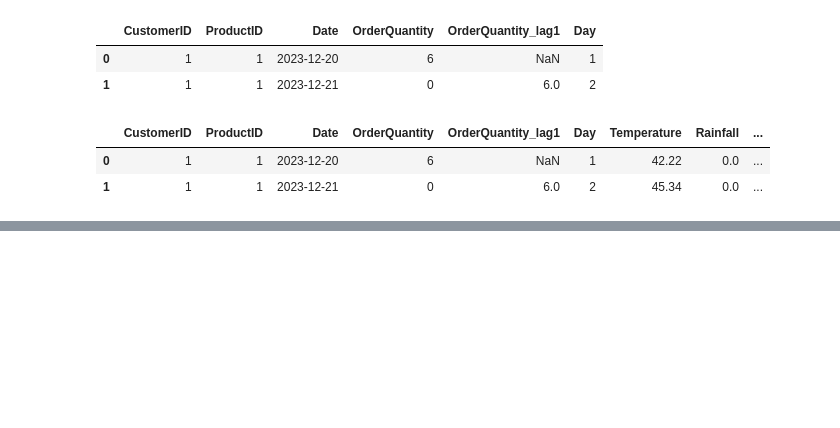
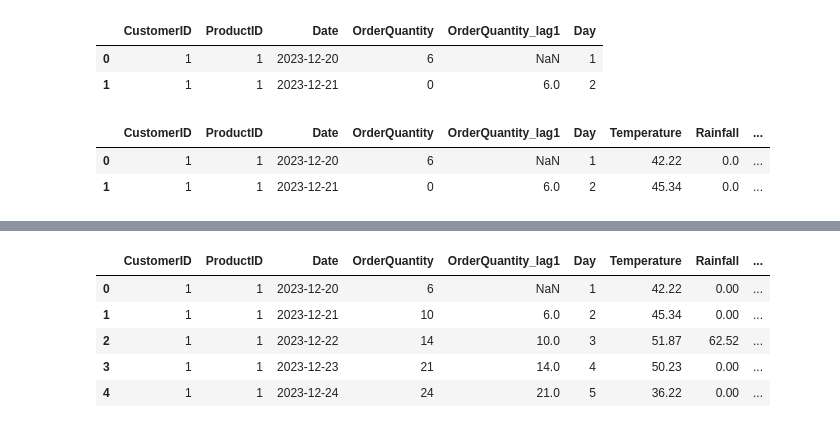
Before and after one commit to ichscheine/SmartStock, a Jupyter notebook: stage1.ipynb, the cells around one changed output, grey strips where cells are left out. Cells and saved outputs as stored; diff of their text form; code cells hidden in the pictures; blank space fills up the shorter version.

```diff
--- a/stage1.ipynb
+++ b/stage1.ipynb
@@ -160,27 +160,34 @@ coefficients
 # %%
 def gen_next_product_quantity(df, n_days, prod, coefficients):
     for day in range(2, n_days+1):
         rows_to_mul = df['Day'] == day
         next_product = df.loc[rows_to_mul,coefficients.columns].dot(coefficients[coefficients.index==prod].values[0]).values[0]\
-        + np.random.normal(0,1)
+        + np.random.normal(0,4)
         if next_product>=0:
             df.loc[rows_to_mul, 'OrderQuantity'] = int(next_product)
         else:
             df.loc[rows_to_mul, 'OrderQuantity'] = 0
         rows_to_update = df['Day'] == day+1
         df.loc[rows_to_update, 'OrderQuantity_lag1']=df.loc[rows_to_mul, 'OrderQuantity'].values[0]
     return df
 
 products = df['ProductID'].unique()
 custs = df['CustomerID'].unique()
 df_res = []
 for cust in custs:
     for prod in products:
         df_tmp = df[(df['CustomerID']==cust)&(df['ProductID']==prod)]
         df_tmp = gen_next_product_quantity(df=df_tmp, n_days=180, prod=prod, coefficients=coefficients)
         df_res.append(df_tmp)
 stage1_data = pd.concat(df_res)
 stage1_data.head()
+# %% [output]
+|  | CustomerID | ProductID | Date | OrderQuantity | OrderQuantity_lag1 | Day | Temperature | Rainfall | ... |
+| 0 | 1 | 1 | 2023-12-20 | 6 | NaN | 1 | 42.22 | 0.00 | ... |
+| 1 | 1 | 1 | 2023-12-21 | 10 | 6.0 | 2 | 45.34 | 0.00 | ... |
+| 2 | 1 | 1 | 2023-12-22 | 14 | 10.0 | 3 | 51.87 | 62.52 | ... |
+| 3 | 1 | 1 | 2023-12-23 | 21 | 14.0 | 4 | 50.23 | 0.00 | ... |
+| 4 | 1 | 1 | 2023-12-24 | 24 | 21.0 | 5 | 36.22 | 0.00 | ... |
 # %%
 stage1_data.groupby(['ProductID'])['OrderQuantity'].describe()
 # %% [output]
```
Also changed, not shown: parts of 7 cells of this notebook, 8 other files.
